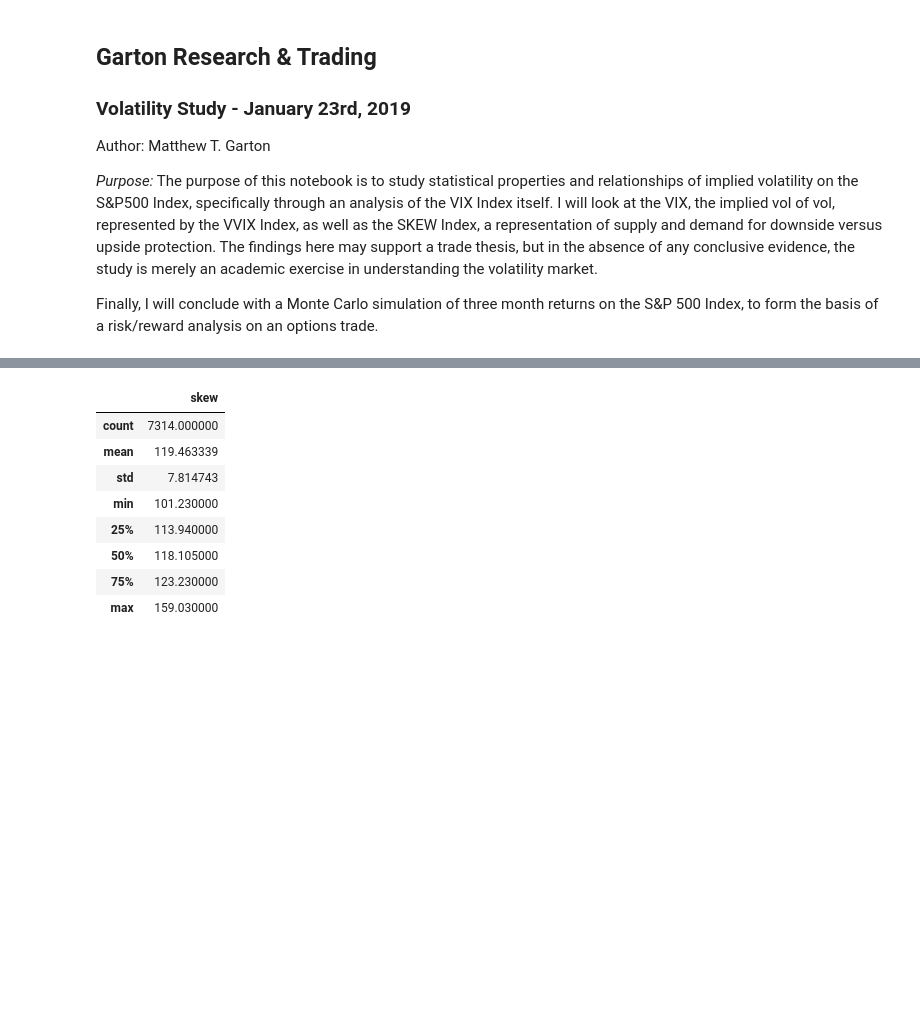
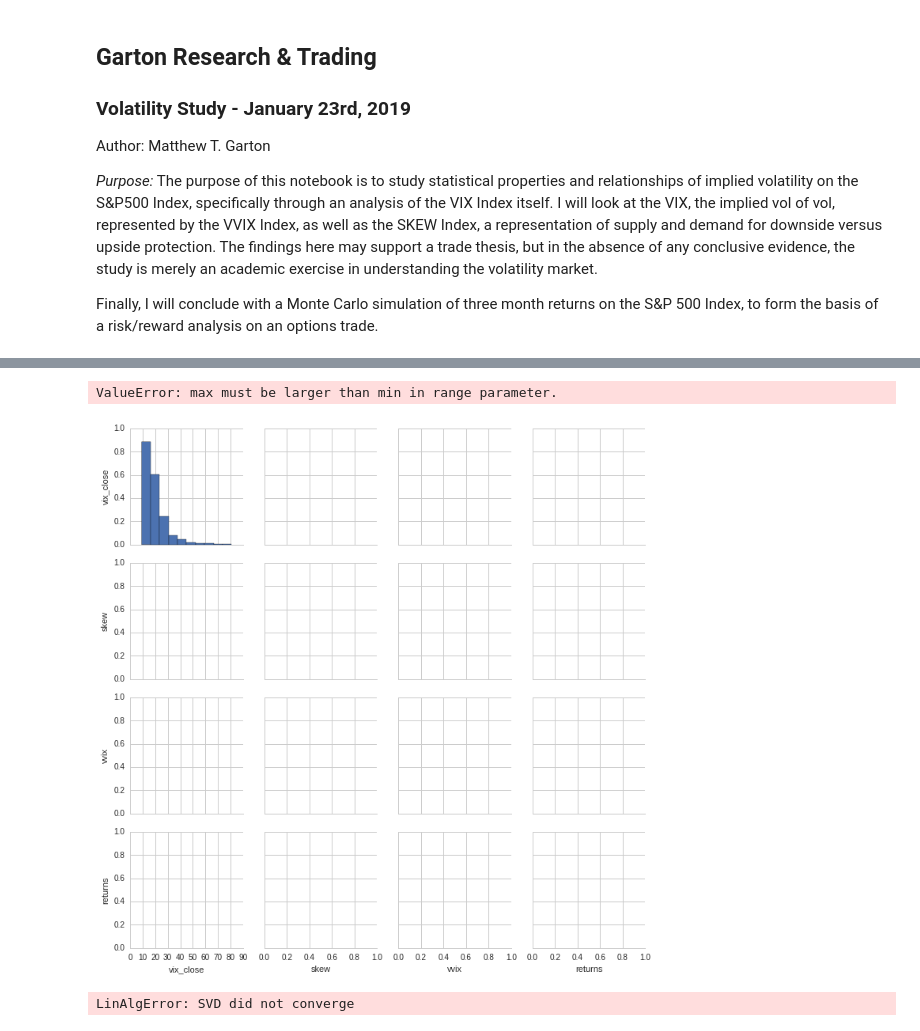
Before and after one commit to mattg12/Probability-Statistics-Sandbox, a Jupyter notebook: Volatility Study.ipynb, the cells around one changed output, grey strips where cells are left out. Saved outputs shown, nothing was run; the diff lists cells and outputs as text; code cells hidden in the pictures; blank space fills up the shorter version.

```diff
--- a/Volatility Study.ipynb
+++ b/Volatility Study.ipynb
@@ -151,17 +151,27 @@ Skew levels are likely not normal.
-# %%
-skew_df.describe()
-# %% [output]
-|  | skew |
-| count | 7314.000000 |
-| mean | 119.463339 |
-| std | 7.814743 |
-| min | 101.230000 |
-| 25% | 113.940000 |
-| 50% | 118.105000 |
-| 75% | 123.230000 |
-| max | 159.030000 |
 # %%
 # merge dataframes to analyze relationships
 vol_df = pd.merge(vix_df, skew_df, how='left', on=['asof_date'])
 # %%
 vol_df = pd.merge(vol_df, vvix_df, how='left', on=['asof_date'])
+# %%
+vol_df.set_index(vol_df['asof_date'], inplace=True);
+# %%
+df = vol_df['2007':'2019']
+# %%
+import seaborn as sns
+
+sns.pairplot(vars=['vix_close', 'skew', 'vvix', 'returns'], data=df)
+# %% [output]
+ValueError: max must be larger than min in range parameter.
+[figure, added]
+# %%
+from statsmodels.regression.linear_model import OLS
+
+X = df[['vix_close','skew','vvix']]
+y = df['returns']
+
+model = OLS(y, X)
+lr = model.fit()
+lr.summary()
+# %% [output]
+LinAlgError: SVD did not converge
```
Also changed, not shown: parts of 8 cells of this notebook.
